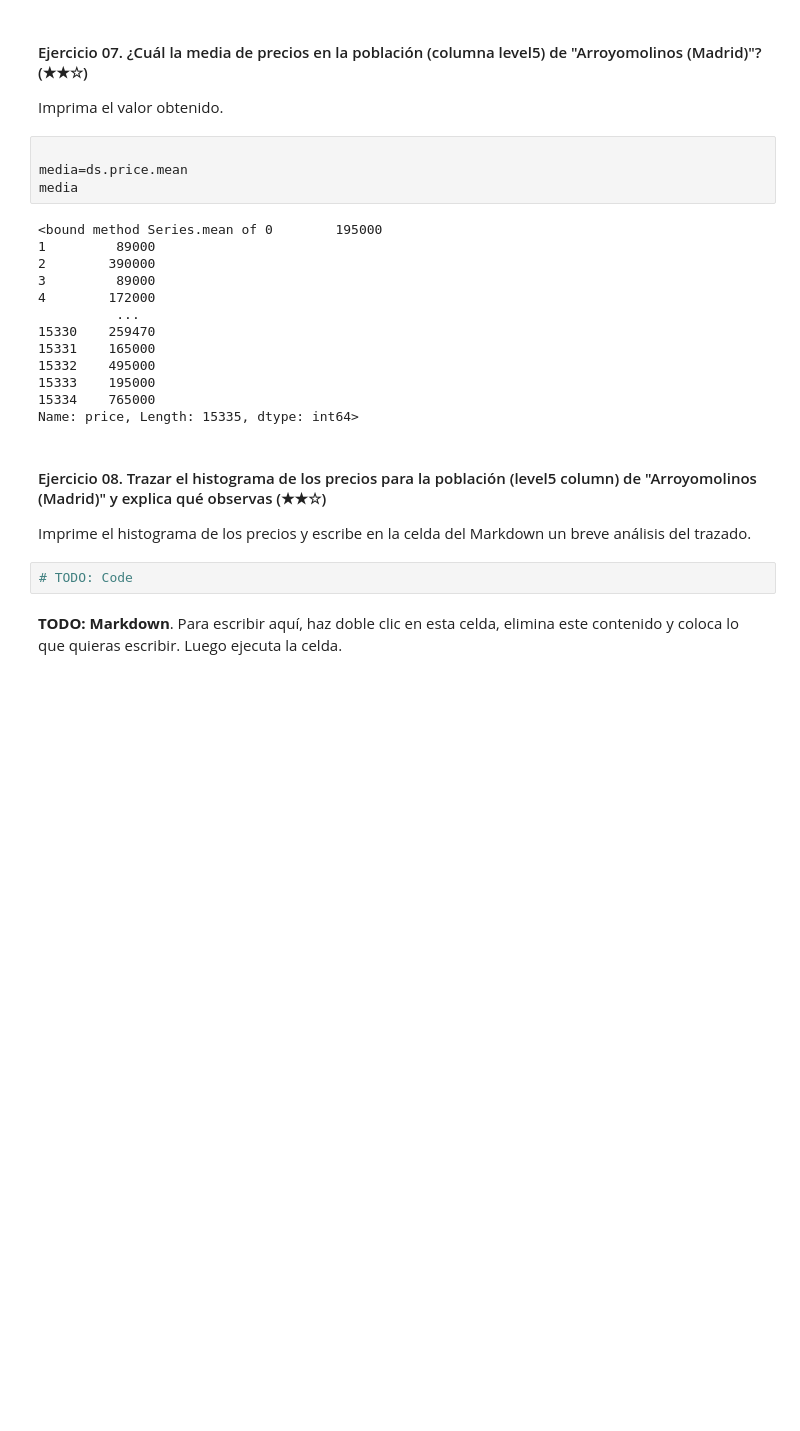
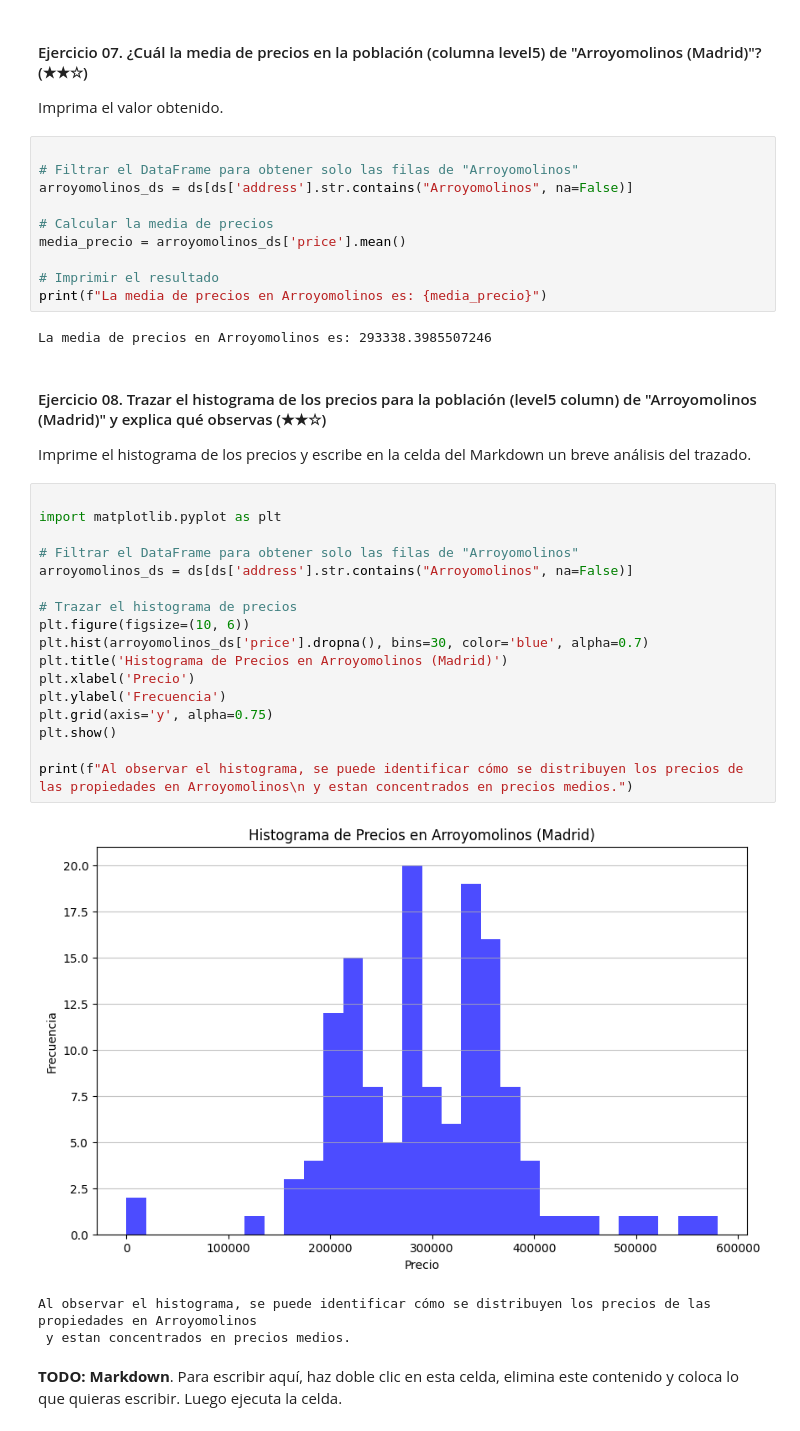
Before and after one commit to emilceinfante/realestate-datacleanup-exercise, a Jupyter notebook: project.es.ipynb, the cells around one changed output. Cells and saved outputs as stored; diff of their text form; blank space fills up the shorter version.

```diff
--- a/project.es.ipynb
+++ b/project.es.ipynb
@@ -168,27 +183,41 @@ ds
 Imprima el valor obtenido.
 # %%
 
-media=ds.price.mean
-media
+# Filtrar el DataFrame para obtener solo las filas de "Arroyomolinos"
+arroyomolinos_ds = ds[ds['address'].str.contains("Arroyomolinos", na=False)]
+
+# Calcular la media de precios
+media_precio = arroyomolinos_ds['price'].mean()
+
+# Imprimir el resultado
+print(f"La media de precios en Arroyomolinos es: {media_precio}")
 # %% [output]
-<bound method Series.mean of 0        195000
-1         89000
-2        390000
-3         89000
-4        172000
-          ...
-15330    259470
-15331    165000
-15332    495000
-15333    195000
-15334    765000
-Name: price, Length: 15335, dtype: int64>
+La media de precios en Arroyomolinos es: 293338.3985507246
 # %% [markdown]
 #### Ejercicio 08. Trazar el histograma de los precios para la población (level5 column) de "Arroyomolinos (Madrid)" y explica qué observas (★★☆)
 
 Imprime el histograma de los precios y escribe en la celda del Markdown un breve análisis del trazado.
 # %%
-# TODO: Code
+
+import matplotlib.pyplot as plt
+
+# Filtrar el DataFrame para obtener solo las filas de "Arroyomolinos"
+arroyomolinos_ds = ds[ds['address'].str.contains("Arroyomolinos", na=False)]
+
+# Trazar el histograma de precios
+plt.figure(figsize=(10, 6))
+plt.hist(arroyomolinos_ds['price'].dropna(), bins=30, color='blue', alpha=0.7)
+plt.title('Histograma de Precios en Arroyomolinos (Madrid)')
+plt.xlabel('Precio')
+plt.ylabel('Frecuencia')
+plt.grid(axis='y', alpha=0.75)
+plt.show()
+
+print(f"Al observar el histograma, se puede identificar cómo se distribuyen los precios de las propiedades en Arroyomolinos\n y estan concentrados en precios medios.")
+# %% [output]
+[figure, added]
+Al observar el histograma, se puede identificar cómo se distribuyen los precios de las propiedades en Arroyomolinos
+ y estan concentrados en precios medios.
 # %% [markdown]
 **TODO: Markdown**. Para escribir aquí, haz doble clic en esta celda, elimina este contenido y coloca lo que quieras escribir. Luego ejecuta la celda.
 # %% [markdown]
```
Also changed, not shown: parts of 19 cells of this notebook.
